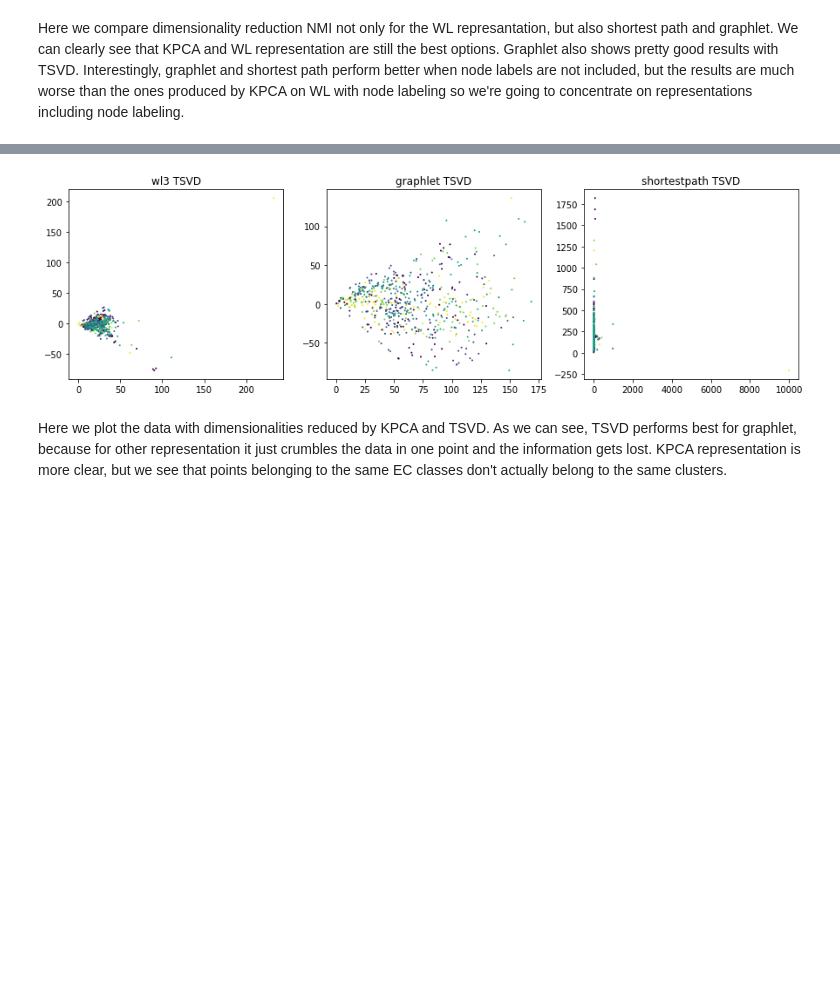
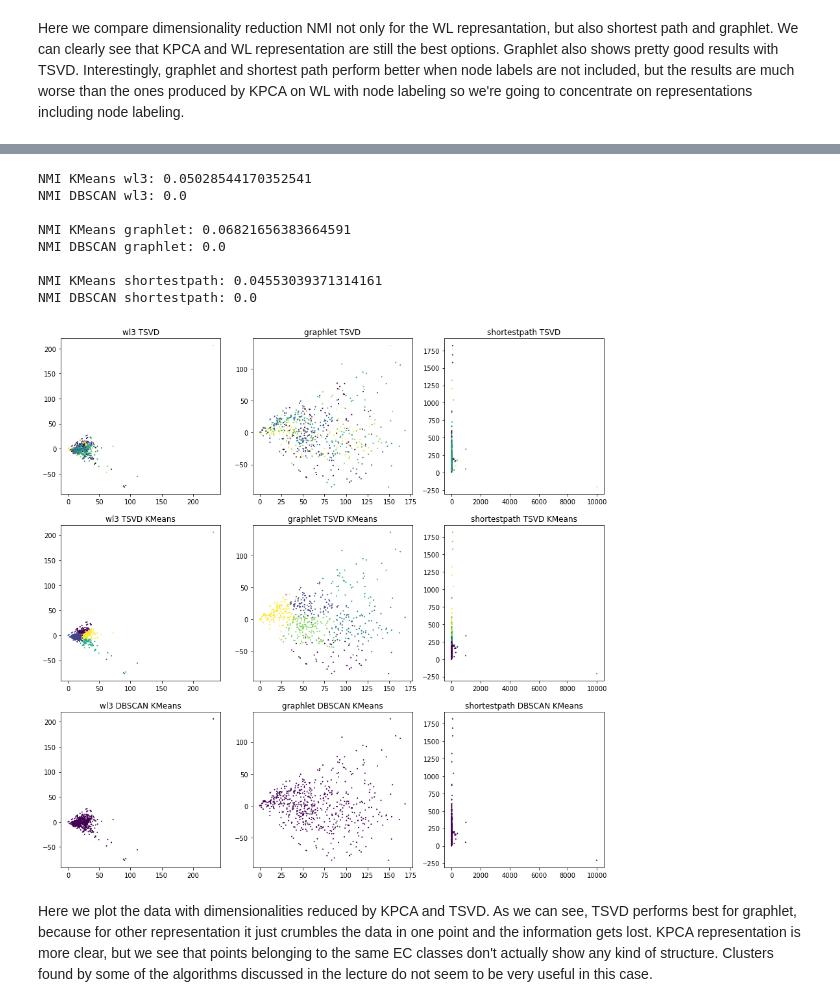
Before and after one commit to markkod/pc3-enzymes, a Jupyter notebook: exploratory_da_2.ipynb, the cells around one changed output, grey strips where cells are left out. Saved outputs shown, nothing was run; the diff lists cells and outputs as text; code cells hidden in the pictures; blank space fills up the shorter version.

```diff
--- a/exploratory_da_2.ipynb
+++ b/exploratory_da_2.ipynb
@@ -460,19 +460,32 @@ def select_from_list(l, indices):
 # %%
 ds_name = 'ENZYMES'
 # %%
-fig, axs = plt.subplots(1,3, figsize=(15,4))
+from sklearn.cluster import KMeans
+from sklearn.cluster import DBSCAN
+from sklearn.metrics import normalized_mutual_info_score as nmi
+
+fig, axs = plt.subplots(3,3, figsize=(15,15))
 representations = ["wl3", "graphlet", "shortestpath"]
 
 for (i, representation) in enumerate(representations):
-    vec = load_sparse(os.path.join(base_path,f"{ds_name}_vectors_{representation}.npz"))
     gram = load_csv(os.path.join(base_path,f"{ds_name}_gram_matrix_{representation}.csv"))
     gram = aux.normalize_gram_matrix(gram)
 
     kpca = KernelPCA(n_components=100, kernel="precomputed")
     reduced_kpca = kpca.fit_transform(gram)
     # fig, ax = plt.subplots(figsize=(5,5))
-    axs[i].scatter(reduced_kpca[:,0], reduced_kpca[:,1], c=classes, s=1)
-    axs[i].set_title(f'{representation} KPCA')
+    axs[0][i].scatter(reduced_kpca[:,0], reduced_kpca[:,1], c=classes, s=1)
+    axs[0][i].set_title(f'{representation} KPCA ground truth')
+
+    kmeans = KMeans(n_clusters=6).fit(reduced_kpca)
+    axs[1][i].scatter(reduced_kpca[:,0], reduced_kpca[:,1], c=kmeans.labels_, s=1)
+    axs[1][i].set_title(f'{representation} KPCA KMeans')
+    print(f"NMI KMeans {representation}: {nmi(classes, kmeans.labels_)}")
+
+    db = DBSCAN().fit(reduced_kpca)
+    axs[2][i].scatter(reduced_kpca[:,0], reduced_kpca[:,1], c=db.labels_, s=1)
+    axs[2][i].set_title(f'{representation} DBSCAN KMeans')
+    print(f"NMI DBSCAN {representation}: {nmi(classes, db.labels_)}\n")
 
 plt.show();
 # %% [output]
@@ -480,18 +501,35 @@ plt.show();
 # %%
-fig, axs = plt.subplots(1,3, figsize=(15,4))
+fig, axs = plt.subplots(3,3, figsize=(15,15))
 
 for (i, representation) in enumerate(representations):
     vec = load_sparse(os.path.join(base_path,f"{ds_name}_vectors_{representation}.npz"))
     tsvd = TruncatedSVD(n_components=100)
     reduced_tsvd = tsvd.fit_transform(vec)
 
     # fig, ax = plt.subplots(figsize=(5,5))
-    axs[i].scatter(reduced_tsvd[:,0], reduced_tsvd[:,1], c=classes, s=1)
-    axs[i].set_title("Representation: " + representation)
-    axs[i].set_title(f'{representation} TSVD')
+    axs[0][i].scatter(reduced_tsvd[:,0], reduced_tsvd[:,1], c=classes, s=1)
+    axs[0][i].set_title("Representation: " + representation)
+    axs[0][i].set_title(f'{representation} TSVD')
 
+    kmeans = KMeans(n_clusters=6).fit(reduced_tsvd)
+    axs[1][i].scatter(reduced_tsvd[:,0], reduced_tsvd[:,1], c=kmeans.labels_, s=1)
+    axs[1][i].set_title(f'{representation} TSVD KMeans')
+    print(f"NMI KMeans {representation}: {nmi(classes, kmeans.labels_)}")
+
+    db = DBSCAN().fit(reduced_tsvd)
+    axs[2][i].scatter(reduced_tsvd[:,0], reduced_tsvd[:,1], c=db.labels_, s=1)
+    axs[2][i].set_title(f'{representation} DBSCAN KMeans')
+    print(f"NMI DBSCAN {representation}: {nmi(classes, db.labels_)}\n")
 plt.show();
 # %% [output]
+NMI KMeans wl3: 0.05028544170352541
+NMI DBSCAN wl3: 0.0
+
+NMI KMeans graphlet: 0.06821656383664591
+NMI DBSCAN graphlet: 0.0
+
+NMI KMeans shortestpath: 0.04553039371314161
+NMI DBSCAN shortestpath: 0.0
-[figure, old version]
+[figure, new version]
 # %% [markdown]
-Here we plot the data with dimensionalities reduced by KPCA and TSVD. As we can see, TSVD performs best for graphlet, because for other representation it just crumbles the data in one point and the information gets lost. KPCA representation is more clear, but we see that points belonging to the same EC classes don't actually belong to the same clusters.
+Here we plot the data with dimensionalities reduced by KPCA and TSVD. As we can see, TSVD performs best for graphlet, because for other representation it just crumbles the data in one point and the information gets lost. KPCA representation is more clear, but we see that points belonging to the same EC classes don't actually show any kind of structure. Clusters found by some of the algorithms discussed in the lecture do not seem to be very useful in this case.
```
Also changed, not shown: parts of 1 cell of this notebook.
